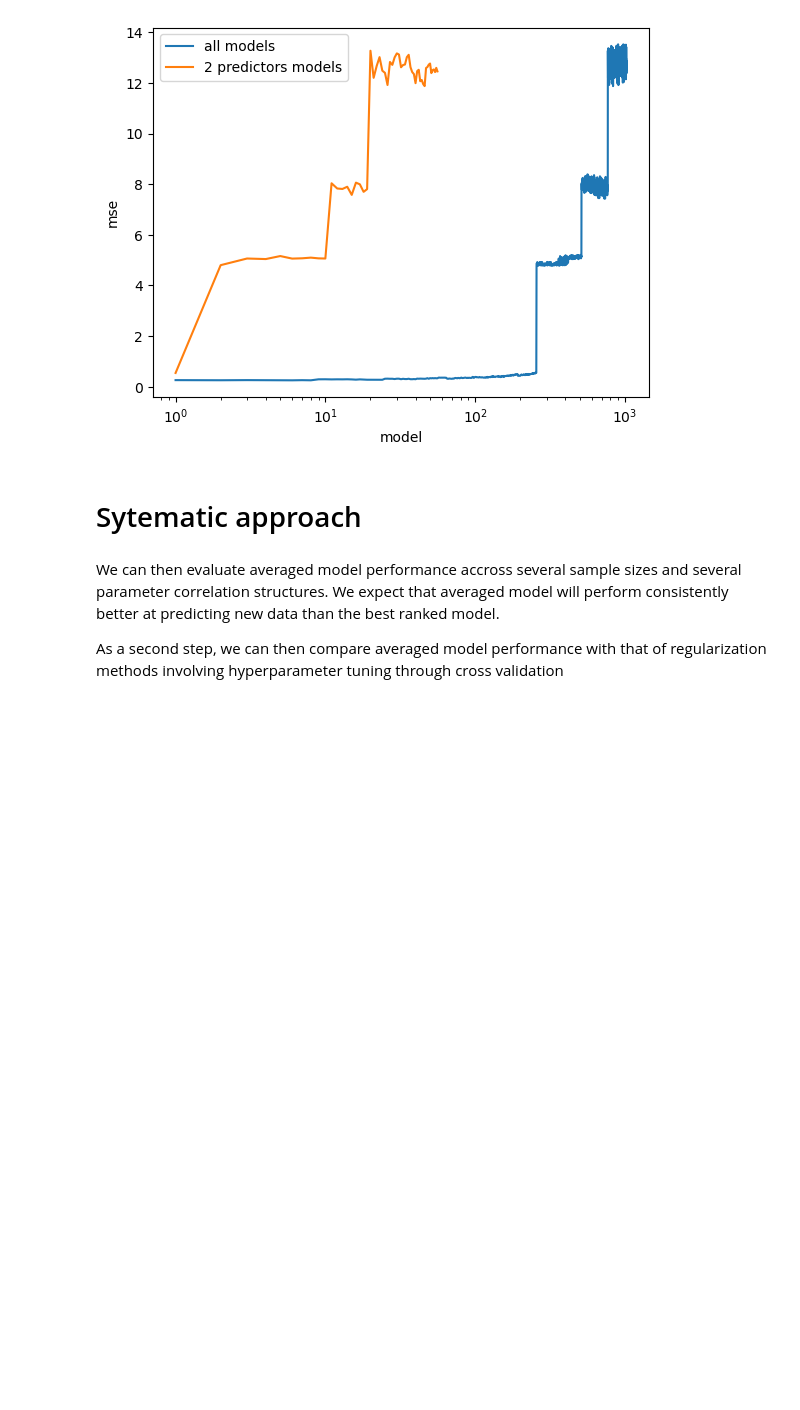
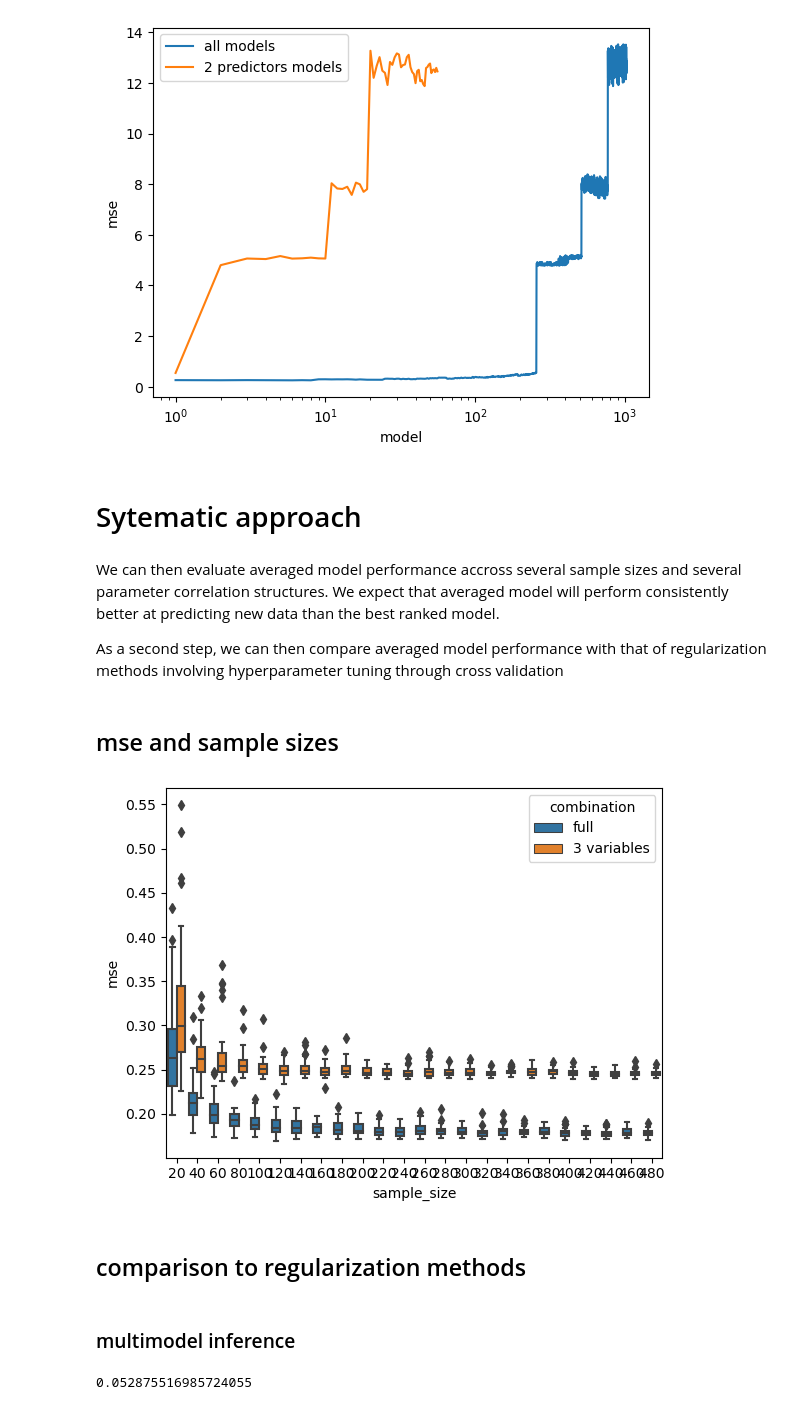
Before and after one commit to wanounouss/multi-model-regularization, a Jupyter notebook: model_selection.ipynb, the cells around one changed output. Drawn from its saved outputs; the diff is of its cells as text; code cells hidden in the pictures; blank space fills up the shorter version.

Commit message:
added regularization analysis

```diff
--- a/model_selection.ipynb
+++ b/model_selection.ipynb
@@ -104,7 +105,7 @@ print(pearsonr(df['x4'], df['y'])[0])
 # %% [markdown]
 # Multi model inference
 # %%
-variables = ['x'+str(v) for v in range(1,len(vars))]
+variables = [f'x{v}' for v in range(1,len(vars))]
 variables
 # %% [output]
 ['x1', 'x2', 'x3', 'x4', 'x5', 'x6', 'x7', 'x8', 'x9', 'x10']
@@ -216,3 +217,44 @@ plt.legend()
 We can then evaluate averaged model performance accross several sample sizes and several parameter correlation structures. We expect that averaged model will perform consistently better at predicting new data than the best ranked model.
 
 As a second step, we can then compare averaged model performance with that of regularization methods involving hyperparameter tuning through cross validation
+# %% [markdown]
+## mse and sample sizes
+# %%
+# population parameters
+N_vec = np.arange(20, 500, 20)
+iterations = 50
+nb_predictors = 6
+means = np.random.uniform(0, 20, nb_predictors + 1)
+vars = np.random.uniform(0, 20, nb_predictors + 1)
+betas = np.array([0.8, 0.6])
+betas = np.append(betas, np.random.uniform(0, 0.1, nb_predictors-2))
+variables = [f'x{v}' for v in range(1,len(vars))]
+# test data
+new_data = mmi.generate_multivariate_data(means = means, vars = vars, coefs = betas, sample_size=100)
+# %%
+mse = []
+mse3 = []
+for N in N_vec:
+    for i in range(iterations):
+        df = mmi.generate_multivariate_data(means = means, vars = vars, coefs = betas, sample_size=N)
+        models = mmi.multi_model_inf(df, response = 'y', variables = variables, combinations='all')
+        models_3 = mmi.multi_model_inf(df, response = 'y', variables = variables, combinations=3)
+        avg_estimates = mmi.model_averaging(models, variables)
+        avg_estimates_3 = mmi.model_averaging(models_3, variables)
+        y_pred = mmi.prediction(avg_estimates, new_data)
+        y_pred_3 = mmi.prediction(avg_estimates_3, new_data)
+        mse.append(mean_squared_error(new_data['y'], y_pred))
+        mse3.append(mean_squared_error(new_data['y'], y_pred_3))
+# %%
+results = pd.DataFrame({
+    'sample_size':np.append(np.repeat(N_vec, iterations),
+                                  np.repeat(N_vec, iterations)),
+    'mse': np.append(mse, mse3),
+    'combination':np.append(np.repeat('full', iterations*len(N_vec)),
+                                  np.repeat('3 variables', iterations*len(N_vec))),
+})
+sns.boxplot(x = 'sample_size', y = 'mse', data = results, hue = 'combination');
+# %% [output]
+[figure, added]
+# %% [markdown]
+## comparison to regularization methods
@@ -218,0 +277,10 @@ As a second step, we can then compare averaged model performance with that of re
+# %% [markdown]
+### multimodel inference
+# %%
+models = mmi.multi_model_inf(df, response = 'y', variables = variables, combinations='all')
+avg_estimates = mmi.model_averaging(models, variables)
+y_pred_mmi = mmi.prediction(avg_estimates, new_data)
+mse_mmi = mean_squared_error(y_test, y_pred_mmi)
+print(mse_mmi)
+# %% [output]
+0.052875516985724055
```
Also changed, not shown: parts of 17 cells of this notebook, 1 other file.
